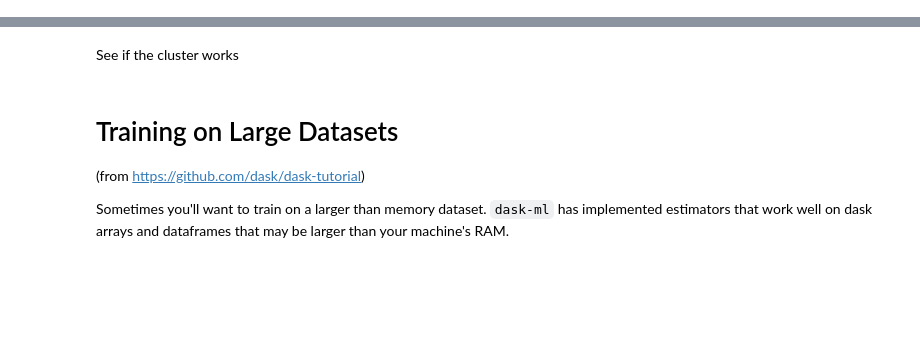
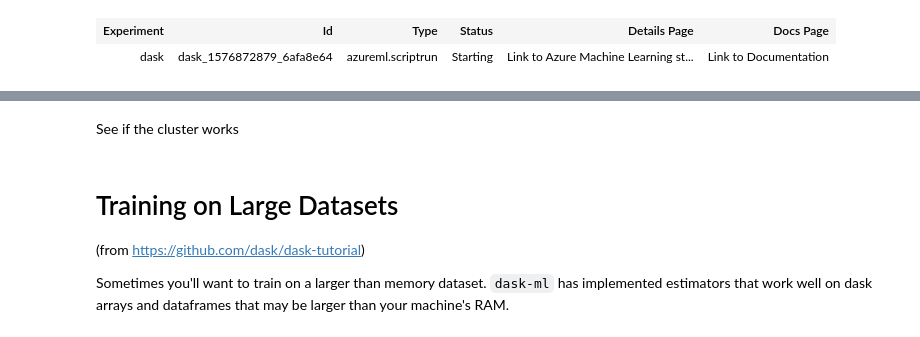
Before and after one commit to lostmygithubaccount/dasky, a Jupyter notebook: StartDask.ipynb, the cells around one changed output, grey strips where cells are left out. Drawn from its saved outputs; the diff is of its cells as text; code cells hidden in the pictures; blank space fills up the shorter version.

```diff
--- a/StartDask.ipynb
+++ b/StartDask.ipynb
@@ -27,13 +79,16 @@ Starting the Dask cluster using an Estimator with MpiConfiguration. Make sure th
 # %%
 est = Estimator('dask',
                 compute_target=ct,
                 entry_script='startDask.py',
                 conda_dependencies_file='environment.yml',
                 script_params={'--datastore': ws.get_default_datastore()},
                 inputs=[ds.as_named_input('weather').as_download('/tmp/noaa')],
                 node_count=10,
                 distributed_training=MpiConfiguration())
 
-run = next(ws.experiments['dask'].get_runs())
-#run = Experiment(ws, 'dask').submit(est)
+#run = next(ws.experiments['dask'].get_runs()) # uncomment to get existing run (if kernel restarted, etc)
+run = Experiment(ws, 'dask').submit(est)
 run
+# %% [output]
+| Experiment | Id | Type | Status | Details Page | Docs Page |
+| dask | dask_1576872879_6afa8e64 | azureml.scriptrun | Starting | Link to Azure Machine Learning st... | Link to Documentation |
```
Also changed, not shown: parts of 30 cells of this notebook, 2 other files.
